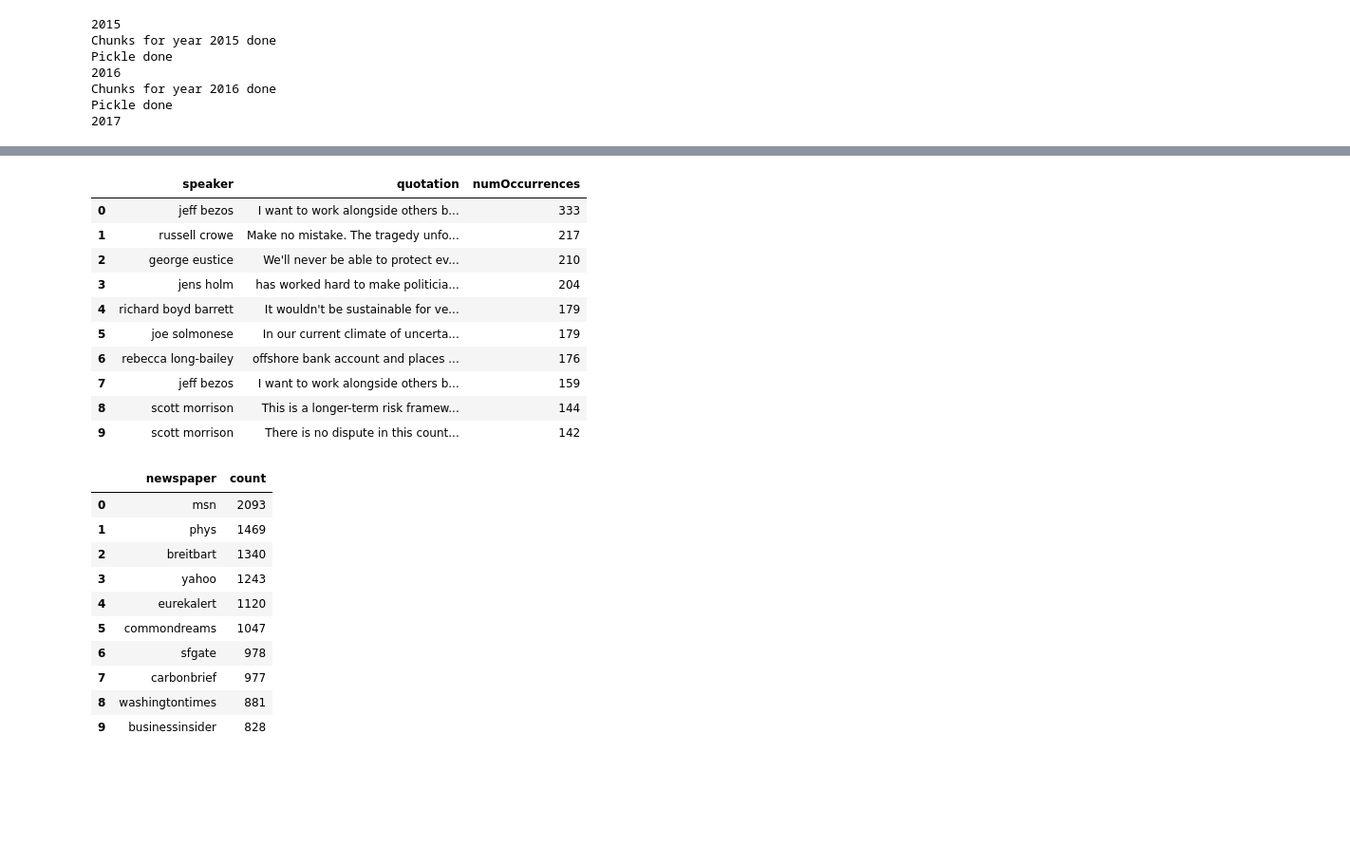
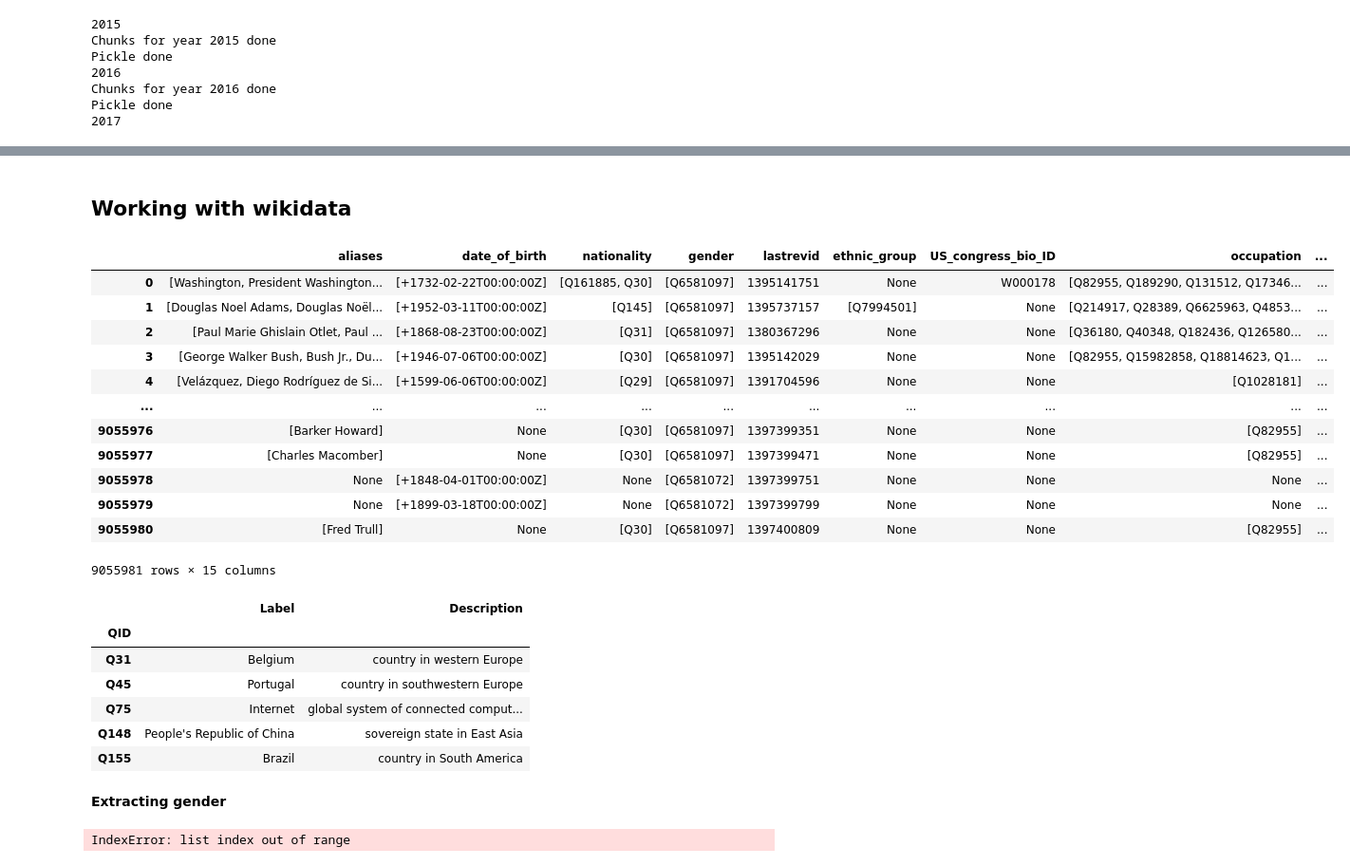
Before and after one commit to epfl-ada/ada-2021-project-hach, a Jupyter notebook: data_metrics.ipynb, the cells around one changed output, grey strips where cells are left out. Shown: that part at 95% size. Cells and saved outputs as stored; diff of their text form; code cells hidden in the pictures; blank space fills up the shorter version.

```diff
--- a/data_metrics.ipynb
+++ b/data_metrics.ipynb
@@ -274,15 +187,0 @@ top_speakers(climate_dfs['2017'])
-# %%
-# show top quotations from 2015
-top_quotations(climate_dfs['2020'])
-# %% [output]
-|  | speaker | quotation | numOccurrences |
-| 0 | jeff bezos | I want to work alongside others b... | 333 |
-| 1 | russell crowe | Make no mistake. The tragedy unfo... | 217 |
-| 2 | george eustice | We'll never be able to protect ev... | 210 |
-| 3 | jens holm | has worked hard to make politicia... | 204 |
-| 4 | richard boyd barrett | It wouldn't be sustainable for ve... | 179 |
-| 5 | joe solmonese | In our current climate of uncerta... | 179 |
-| 6 | rebecca long-bailey | offshore bank account and places ... | 176 |
-| 7 | jeff bezos | I want to work alongside others b... | 159 |
-| 8 | scott morrison | This is a longer-term risk framew... | 144 |
-| 9 | scott morrison | There is no dispute in this count... | 142 |
@@ -303,14 +188,36 @@ def top_newspapers(df):
-# %%
-top_newspapers(climate_dfs['2018'])
-# %% [output]
-|  | newspaper | count |
-| 0 | msn | 2093 |
-| 1 | phys | 1469 |
-| 2 | breitbart | 1340 |
-| 3 | yahoo | 1243 |
-| 4 | eurekalert | 1120 |
-| 5 | commondreams | 1047 |
-| 6 | sfgate | 978 |
-| 7 | carbonbrief | 977 |
-| 8 | washingtontimes | 881 |
-| 9 | businessinsider | 828 |
+# %% [markdown]
+## Working with wikidata
+# %%
+# load wiki data
+wiki_data = pd.read_parquet('parquet-data/speaker_attributes.parquet')
+
+# load the labels for wiki data
+wiki_labels = pd.read_csv('data/wikidata_labels_descriptions_quotebank.csv.bz2', compression='bz2', index_col='QID')
+# %%
+wiki_data
+# %% [output]
+|  | aliases | date_of_birth | nationality | gender | lastrevid | ethnic_group | US_congress_bio_ID | occupation | ... |
+| 0 | [Washington, President Washington... | [+1732-02-22T00:00:00Z] | [Q161885, Q30] | [Q6581097] | 1395141751 | None | W000178 | [Q82955, Q189290, Q131512, Q17346... | ... |
+| 1 | [Douglas Noel Adams, Douglas Noël... | [+1952-03-11T00:00:00Z] | [Q145] | [Q6581097] | 1395737157 | [Q7994501] | None | [Q214917, Q28389, Q6625963, Q4853... | ... |
+| 2 | [Paul Marie Ghislain Otlet, Paul ... | [+1868-08-23T00:00:00Z] | [Q31] | [Q6581097] | 1380367296 | None | None | [Q36180, Q40348, Q182436, Q126580... | ... |
+| 3 | [George Walker Bush, Bush Jr., Du... | [+1946-07-06T00:00:00Z] | [Q30] | [Q6581097] | 1395142029 | None | None | [Q82955, Q15982858, Q18814623, Q1... | ... |
+| 4 | [Velázquez, Diego Rodríguez de Si... | [+1599-06-06T00:00:00Z] | [Q29] | [Q6581097] | 1391704596 | None | None | [Q1028181] | ... |
+| ... | ... | ... | ... | ... | ... | ... | ... | ... | ... |
+| 9055976 | [Barker Howard] | None | [Q30] | [Q6581097] | 1397399351 | None | None | [Q82955] | ... |
+| 9055977 | [Charles Macomber] | None | [Q30] | [Q6581097] | 1397399471 | None | None | [Q82955] | ... |
+| 9055978 | None | [+1848-04-01T00:00:00Z] | None | [Q6581072] | 1397399751 | None | None | None | ... |
+| 9055979 | None | [+1899-03-18T00:00:00Z] | None | [Q6581072] | 1397399799 | None | None | None | ... |
+| 9055980 | [Fred Trull] | None | [Q30] | [Q6581097] | 1397400809 | None | None | [Q82955] | ... |
+9055981 rows × 15 columns
+# %%
+wiki_labels.head(5)
+# %% [output]
+|  | Label | Description |
+| QID |  |  |
+| Q31 | Belgium | country in western Europe |
+| Q45 | Portugal | country in southwestern Europe |
+| Q75 | Internet | global system of connected comput... |
+| Q148 | People's Republic of China | sovereign state in East Asia |
+| Q155 | Brazil | country in South America |
+# %% [markdown]
+**Extracting gender**
@@ -316,0 +234,4 @@ top_newspapers(climate_dfs['2018'])
+# %%
+climate_dfs['2018']['gender'] = climate_dfs['2018']['qids'].apply(lambda q: get_gender(q[0]))
+# %% [output]
+IndexError: list index out of range
```
Also changed, not shown: parts of 25 cells of this notebook.
